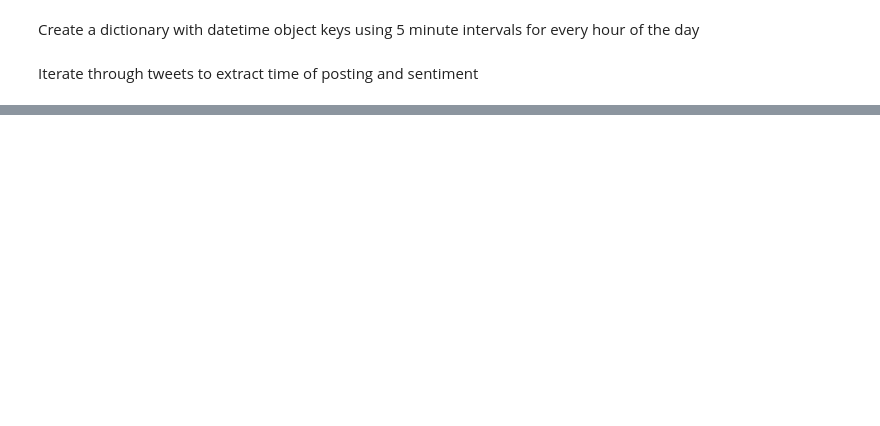
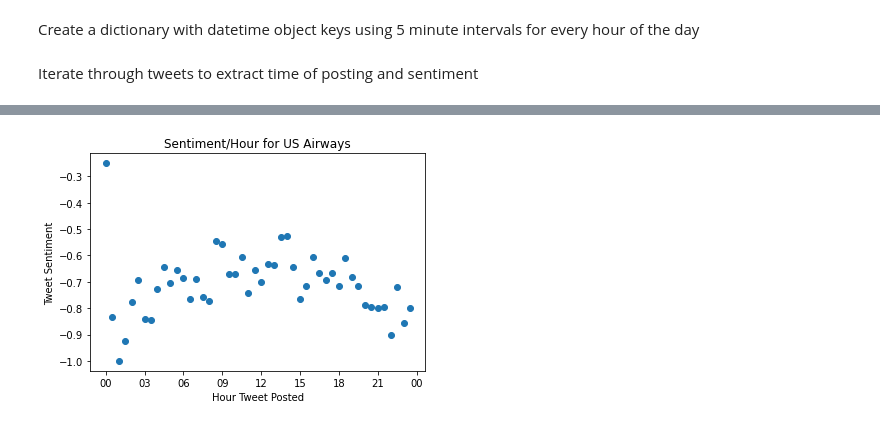
Before and after one commit to mulac/TDA-SentimentAnalysis, a Jupyter notebook: time_sentiment.ipynb, the cells around one changed output, grey strips where cells are left out. Cells and saved outputs as stored; diff of their text form; code cells hidden in the pictures; blank space fills up the shorter version.

Commit message:
Added time analysis for each airline

```diff
--- a/time_sentiment.ipynb
+++ b/time_sentiment.ipynb
@@ -18,5 +25,5 @@ with open('Tweets.csv', newline='') as csvfile:
     reader = csv.reader(csvfile, delimiter=',', quoting=csv.QUOTE_MINIMAL)
     next(reader)
     for row in reader:
-        filtered_row = [row[1], row[2], row[12]]
+        filtered_row = [row[1], row[2], row[12], row[5]]
         tweets.append(filtered_row)
@@ -88,0 +66,79 @@ plt.show()
+# %%
+# get the tweet's time, identify nearest entry in dictionary
+# and add to the dict entry's sentiment sum and tweet count
+for tweet in tweets:
+    tweet_time = get_time(tweet)
+    # how to find nearest window
+    time_window = tweet_time.replace(minute= tweet_time.minute - (tweet_time.minute % minute_interval), second=0)
+    day = get_day(tweet)
+    # access appropriate list of dicts of the airline
+    # first dict in list is the time/sentiment dict
+    # use the tweet's time window as the key, access the second item in the correspodning list
+    # this counts the number of tweets in this window
+    airline_data[tweet[3]][0][time_window][1] += 1
+    if tweet[0] == 'positive':
+        if day in sentiment_day_dict:
+            airline_data[tweet[3]][1][day][0] += 1
+            airline_data[tweet[3]][1][day][1] += 1
+        else:
+            airline_data[tweet[3]][1][day] = [1, 1]
+
+        # update sentiment sum of the time/sentiment dictionary
+        airline_data[tweet[3]][0][time_window][0] += 1
+    elif tweet[0] == 'negative':
+
+        if day in sentiment_day_dict:
+            airline_data[tweet[3]][1][day][0] -= 1
+            airline_data[tweet[3]][1][day][1] += 1
+        else:
+            airline_data[tweet[3]][1][day] = [-1, 1]
+
+            # update sentiment sum of the time/sentiment dictionary
+        airline_data[tweet[3]][0][time_window][0] -= 1
+    else:
+        if day in sentiment_day_dict:
+            airline_data[tweet[3]][1][day][1] += 1
+        else:
+            airline_data[tweet[3]][1][day] = [0, 1]
+
+for airline in airline_data:
+
+    times = list(airline_data[airline][0].keys())
+    days = list(airline_data[airline][1].keys())
+    # get a list of the mean sentiments for each five minute window
+    day_sentiments = []
+    time_sentiments = []
+    for time in airline_data[airline][0]:
+        # if at least 1 tweet in this window
+        if airline_data[airline][0][time][1] != 0:
+            time_sentiments.append(airline_data[airline][0][time][0] / airline_data[airline][0][time][1])
+        # if no tweets in this period
+        else:
+            time_sentiments.append(0)
+
+    for day in airline_data[airline][1]:
+        if airline_data[airline][1][day][1] != 0:
+            day_sentiments.append(airline_data[airline][1][day][0] / airline_data[airline][1][day][1])
+        else:
+            day_sentiments.append(0)
+
+    min_time = datetime.strptime('00:00', '%H:%M')
+    max_time = datetime.strptime('00:00 02-01-1900', '%H:%M %d-%m-%Y')
+
+    (fig, ax) = plt.subplots(1, 1)
+    ax.scatter(times, time_sentiments)
+    ax.xaxis.set_major_formatter(DateFormatter('%H'))
+    ax.set_xlabel('Hour Tweet Posted')
+    ax.set_ylabel('Tweet Sentiment')
+    plt.title('Sentiment/Hour for ' + airline)
+    plt.show()
+
+    (fig2, ax2) = plt.subplots(1, 1)
+    ax2.scatter(days, day_sentiments)
+    plt.xticks(rotation=90)
+    plt.title('Sentiment/Date for ' + airline)
+    ax2.set_xlabel("Date")
+    ax2.set_ylabel("Average Sentiment of Tweets")
+    plt.show()
+# %% [output]
+[figure, added]
```
Also changed, not shown: parts of 7 cells of this notebook.
